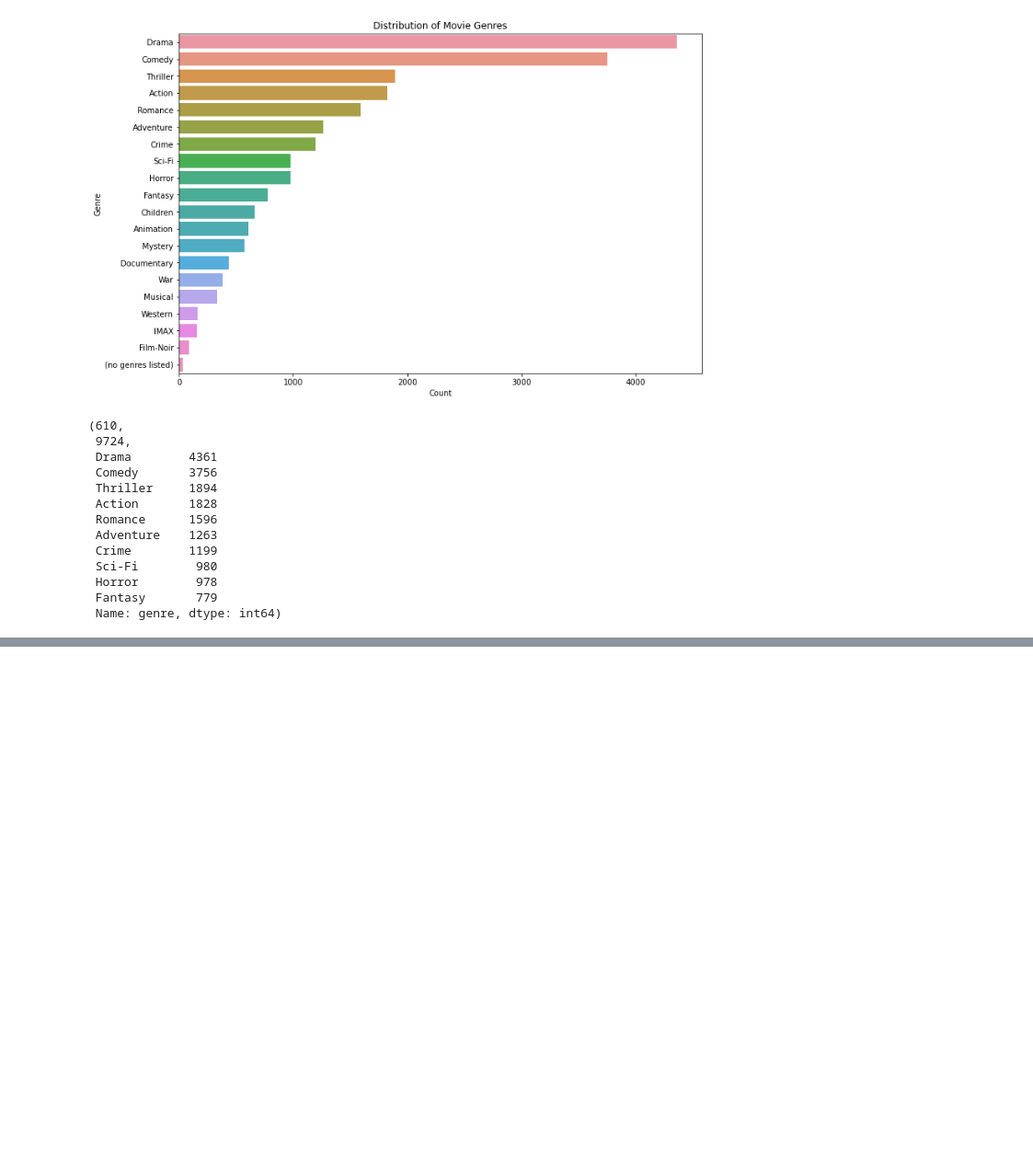
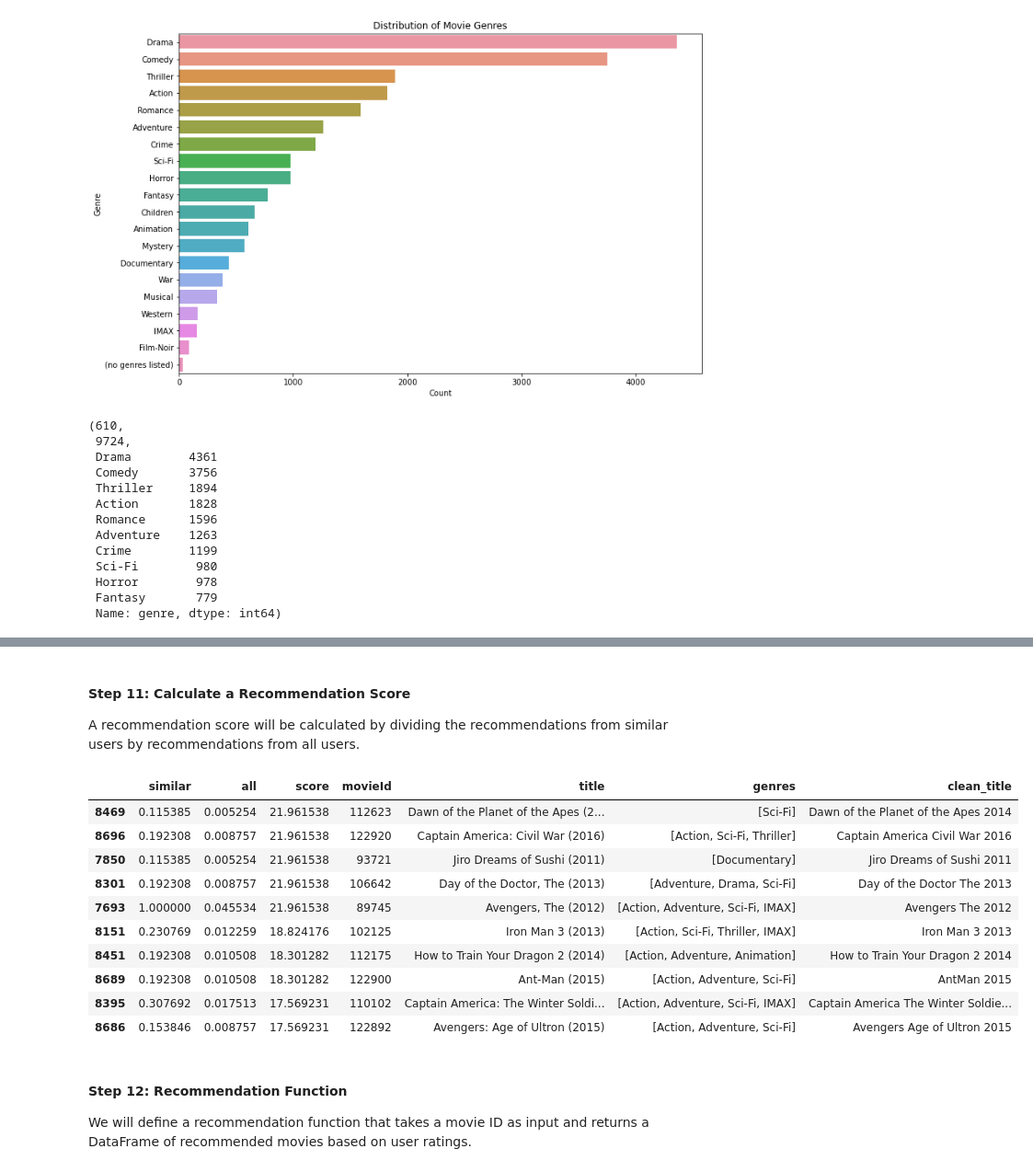
Before and after one commit to omulei/Movie_Recommender_System, a Jupyter notebook: Phase 4 project.ipynb, the cells around one changed output, grey strips where cells are left out. Shown at 92% size. Drawn from its saved outputs; the diff is of its cells as text; code cells hidden in the pictures; blank space fills up the shorter version.

```diff
--- a/Phase 4 project.ipynb
+++ b/Phase 4 project.ipynb
@@ -433,0 +481,4 @@ Text(value='Toy Story', description='Movie Title:')
+# %%
+similar_user_recs = similar_user_recs[similar_user_recs > .10]
+
+similar_user_recs
@@ -433,0 +501,14 @@ Text(value='Toy Story', description='Movie Title:')
+# %%
+# Filtering the 'ratings' DataFrame for movies that are in the list of popular movies among similar users
+# 'similar_user_recs.index' contains the IDs of movies liked by more than 10% of similar users
+# The condition 'ratings["movieId"].isin(similar_user_recs.index)' checks each 'movieId' in 'ratings'
+# against this list of popular movie IDs
+all_users = ratings[(ratings["movieId"].isin(similar_user_recs.index)) & (ratings["rating"] > 4)]
+                    # The second condition 'ratings["rating"] > 4' filters for movies that are highly rated (greater than 4)
+                    # This indicates that the users generally liked these movies
+
+# The resulting 'all_users' DataFrame contains information about how all users rated
+# the movies that are popular among the group of similar users
+# This helps in assessing if these movies have a broader appeal beyond just the similar users
+
+all_users
@@ -433,0 +532,7 @@ Text(value='Toy Story', description='Movie Title:')
+# %%
+# Calculate the number of times each movie was recommended to users,
+# normalized by the total number of unique users who received recommendations.
+all_user_recs = all_users["movieId"].value_counts() / len(all_users["userId"].unique())
+
+# Display the calculated recommendations for each movie.
+all_user_recs
@@ -433,0 +556,9 @@ Text(value='Toy Story', description='Movie Title:')
+# %%
+# Creating a recommendation score by combining the recommendation percentages from similar users and all users.
+rec_percentages = pd.concat([similar_user_recs, all_user_recs], axis=1)
+
+# Assigning column names to the resulting DataFrame.
+rec_percentages.columns = ["similar", "all"]
+
+# Displaying the recommendation scores for each movie, comparing recommendations from similar users and all users.
+rec_percentages
@@ -433,0 +579,27 @@ Text(value='Toy Story', description='Movie Title:')
+# %% [markdown]
+#### Step 11: Calculate a Recommendation Score
+A recommendation score will be calculated by dividing the recommendations from similar users by recommendations from all users.
+# %%
+# Calculate a recommendation score by dividing the recommendations from similar users by recommendations from all users.
+rec_percentages["score"] = rec_percentages["similar"] / rec_percentages["all"]
+
+# Sort the DataFrame by the "score" column in descending order.
+rec_percentages = rec_percentages.sort_values("score", ascending=False)
+
+# Display the top 10 movies with the highest recommendation scores, merging with movie details.
+rec_percentages.head(10).merge(movies, left_index=True, right_on="movieId")
+# %% [output]
+|  | similar | all | score | movieId | title | genres | clean_title |
+| 8469 | 0.115385 | 0.005254 | 21.961538 | 112623 | Dawn of the Planet of the Apes (2... | [Sci-Fi] | Dawn of the Planet of the Apes 2014 |
+| 8696 | 0.192308 | 0.008757 | 21.961538 | 122920 | Captain America: Civil War (2016) | [Action, Sci-Fi, Thriller] | Captain America Civil War 2016 |
+| 7850 | 0.115385 | 0.005254 | 21.961538 | 93721 | Jiro Dreams of Sushi (2011) | [Documentary] | Jiro Dreams of Sushi 2011 |
+| 8301 | 0.192308 | 0.008757 | 21.961538 | 106642 | Day of the Doctor, The (2013) | [Adventure, Drama, Sci-Fi] | Day of the Doctor The 2013 |
+| 7693 | 1.000000 | 0.045534 | 21.961538 | 89745 | Avengers, The (2012) | [Action, Adventure, Sci-Fi, IMAX] | Avengers The 2012 |
+| 8151 | 0.230769 | 0.012259 | 18.824176 | 102125 | Iron Man 3 (2013) | [Action, Sci-Fi, Thriller, IMAX] | Iron Man 3 2013 |
+| 8451 | 0.192308 | 0.010508 | 18.301282 | 112175 | How to Train Your Dragon 2 (2014) | [Action, Adventure, Animation] | How to Train Your Dragon 2 2014 |
+| 8689 | 0.192308 | 0.010508 | 18.301282 | 122900 | Ant-Man (2015) | [Action, Adventure, Sci-Fi] | AntMan 2015 |
+| 8395 | 0.307692 | 0.017513 | 17.569231 | 110102 | Captain America: The Winter Soldi... | [Action, Adventure, Sci-Fi, IMAX] | Captain America The Winter Soldie... |
+| 8686 | 0.153846 | 0.008757 | 17.569231 | 122892 | Avengers: Age of Ultron (2015) | [Action, Adventure, Sci-Fi] | Avengers Age of Ultron 2015 |
+# %% [markdown]
+#### Step 12: Recommendation Function
+We will define a recommendation function that takes a movie ID as input and returns a DataFrame of recommended movies based on user ratings.
```
Also changed, not shown: parts of 36 cells of this notebook, 6 other files.
